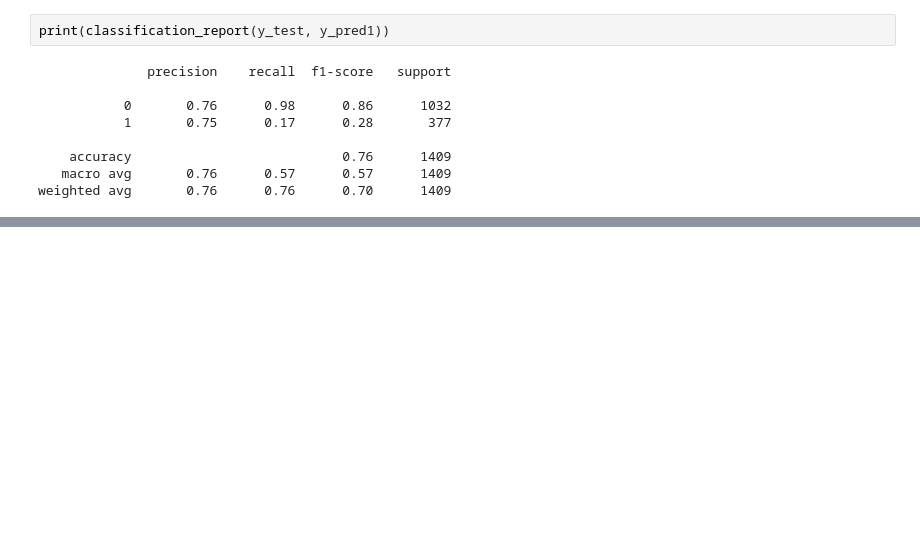
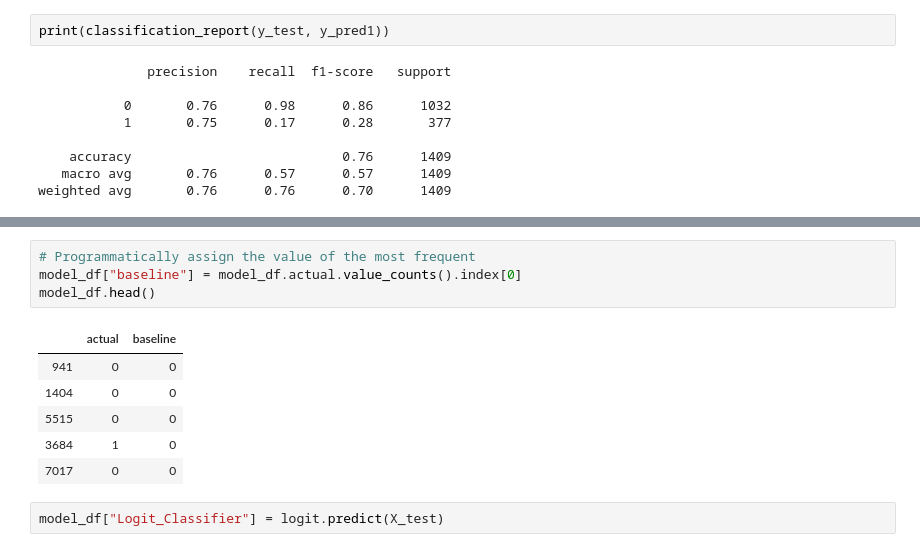
Before and after one commit to Corn-Shipps/predicting_telco_churn, a Jupyter notebook: Jadamodeling.ipynb, the cells around one changed output, grey strips where cells are left out. Cells and saved outputs as stored; diff of their text form; blank space fills up the shorter version.

```diff
--- a/Jadamodeling.ipynb
+++ b/Jadamodeling.ipynb
@@ -241,0 +227,13 @@ weighted avg       0.76      0.76      0.70      1409
+# %%
+# Programmatically assign the value of the most frequent
+model_df["baseline"] = model_df.actual.value_counts().index[0]
+model_df.head()
+# %% [output]
+|  | actual | baseline |
+| 941 | 0 | 0 |
+| 1404 | 0 | 0 |
+| 5515 | 0 | 0 |
+| 3684 | 1 | 0 |
+| 7017 | 0 | 0 |
+# %%
+model_df["Logit_Classifier"] = logit.predict(X_test)
```
Also changed, not shown: parts of 25 cells of this notebook, 1 other file.
